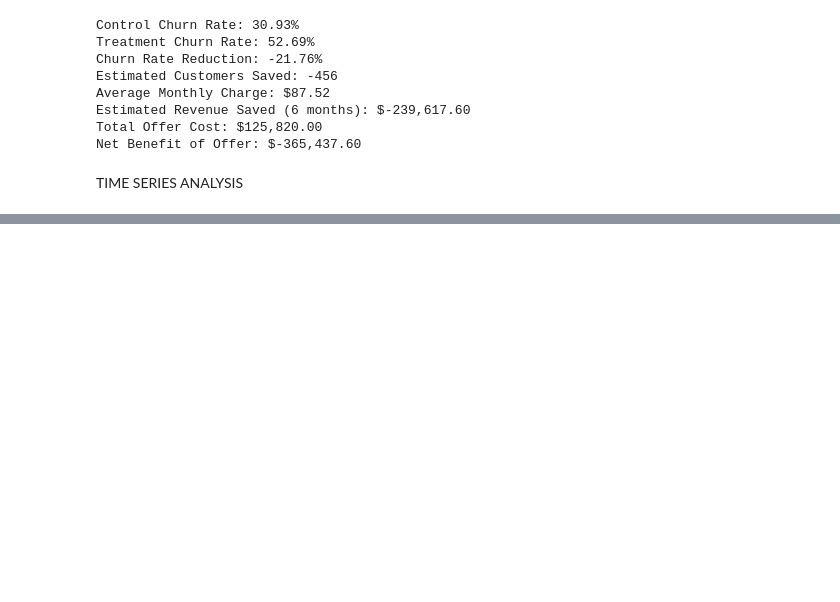
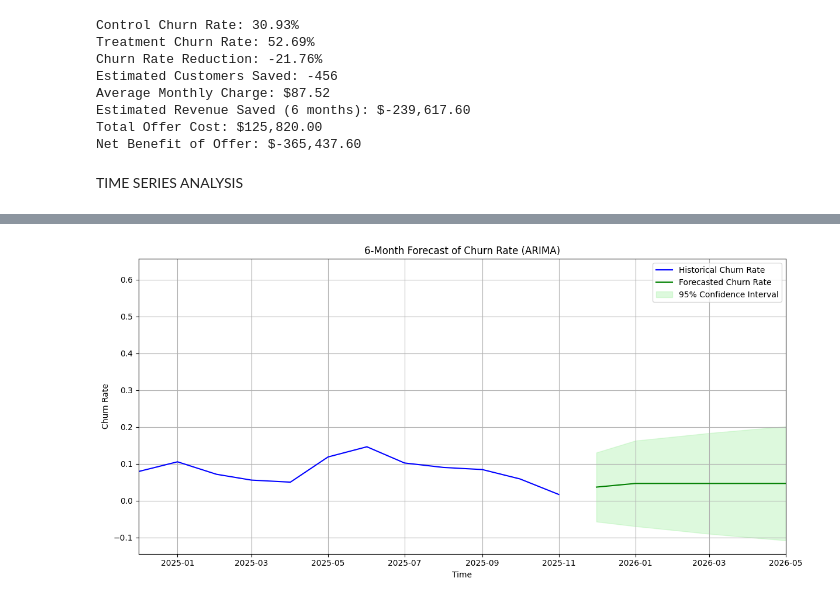
Before and after one commit to Rishi0029/Telco-Bank-CustomerChurn, a Jupyter notebook: Insights.ipynb, the cells around one changed output, grey strips where cells are left out. Drawn from its saved outputs; the diff is of its cells as text; code cells hidden in the pictures; blank space fills up the shorter version.

```diff
--- a/Insights.ipynb
+++ b/Insights.ipynb
@@ -224,0 +248,74 @@ TIME SERIES ANALYSIS
+# %%
+from statsmodels.tsa.stattools import adfuller
+from pmdarima import auto_arima
+from statsmodels.tsa.arima.model import ARIMA
+
+
+# Simulate join month based on tenure in days (assuming dataset is from Jan 2020)
+df['JoinMonth'] = pd.to_datetime((df['tenure'] * 30), unit='D', origin='2020-01-01')
+
+# Calculate churn rate per month
+monthly_churn = df.groupby(df['JoinMonth'].dt.to_period('M'))['Churn'].apply(lambda x: (x == 'Yes').mean())
+
+# Convert period to timestamp for plotting
+monthly_churn.index = monthly_churn.index.to_timestamp()
+# %%
+print("\n ADF Test ")
+adf_result = adfuller(monthly_churn)
+print(f"ADF Statistic: {adf_result[0]:.4f}")
+print(f"p-value: {adf_result[1]:.4f}")
+if adf_result[1] > 0.05:
+    print("Series is non-stationary.")
+else:
+    print("Series is stationary. Proceed with ARIMA")
+
+
+stepwise_model = auto_arima(monthly_churn,
+                            seasonal=False,
+                            trace=True,
+                            suppress_warnings=True,
+                            error_action="ignore")
+
+print("\n Autp ARIMA Summary ")
+print(stepwise_model.summary())
+
+
+model = ARIMA(monthly_churn, order=stepwise_model.order)
+model_fit = model.fit()
+
+forecast_result = model_fit.get_forecast(steps=6)
+forecast = forecast_result.predicted_mean
+
+# Align forecast index with future months
+last_date = monthly_churn.index[-1]
+forecast.index = pd.date_range(start=last_date + pd.DateOffset(months=1), periods=6, freq='MS')
+
+conf_int = forecast_result.conf_int()
+conf_int.index = forecast.index
+
+
+plt.figure(figsize=(12,6))
+plt.plot(monthly_churn, label='Historical Churn Rate', color='blue')
+plt.plot(forecast.index, forecast, label='Forecasted Churn Rate', color='green')
+
+# Plotting confidence interval using correct column names
+plt.fill_between(forecast.index,
+                 conf_int['lower Churn'],
+                 conf_int['upper Churn'],
+                 color='lightgreen', alpha=0.3, label='95% Confidence Interval')
+
+plt.title('6-Month Forecast of Churn Rate (ARIMA)')
+plt.xlabel('Time')
+plt.ylabel('Churn Rate')
+plt.legend()
+plt.tight_layout()
+plt.grid(True)
+# Optional: Zoom in to the last 12 months + forecast
+visible_start = monthly_churn.index[-12]  # 12 months back
+visible_end = forecast.index[-1]         # last forecasted date
+plt.xlim([visible_start, visible_end])
+
+plt.show()
+
+#"Based on the ARIMA forecast, the churn rate is expected to remain relatively stable over the next 6 months with minor fluctuations. The absence of sharp increases suggests no immediate churn crisis. However, proactive retention strategies should continue to minimize risk."
+# %% [output]
@@ -224,0 +339 @@ TIME SERIES ANALYSIS
+[figure, added]
```
Also changed, not shown: parts of 3 cells of this notebook.
